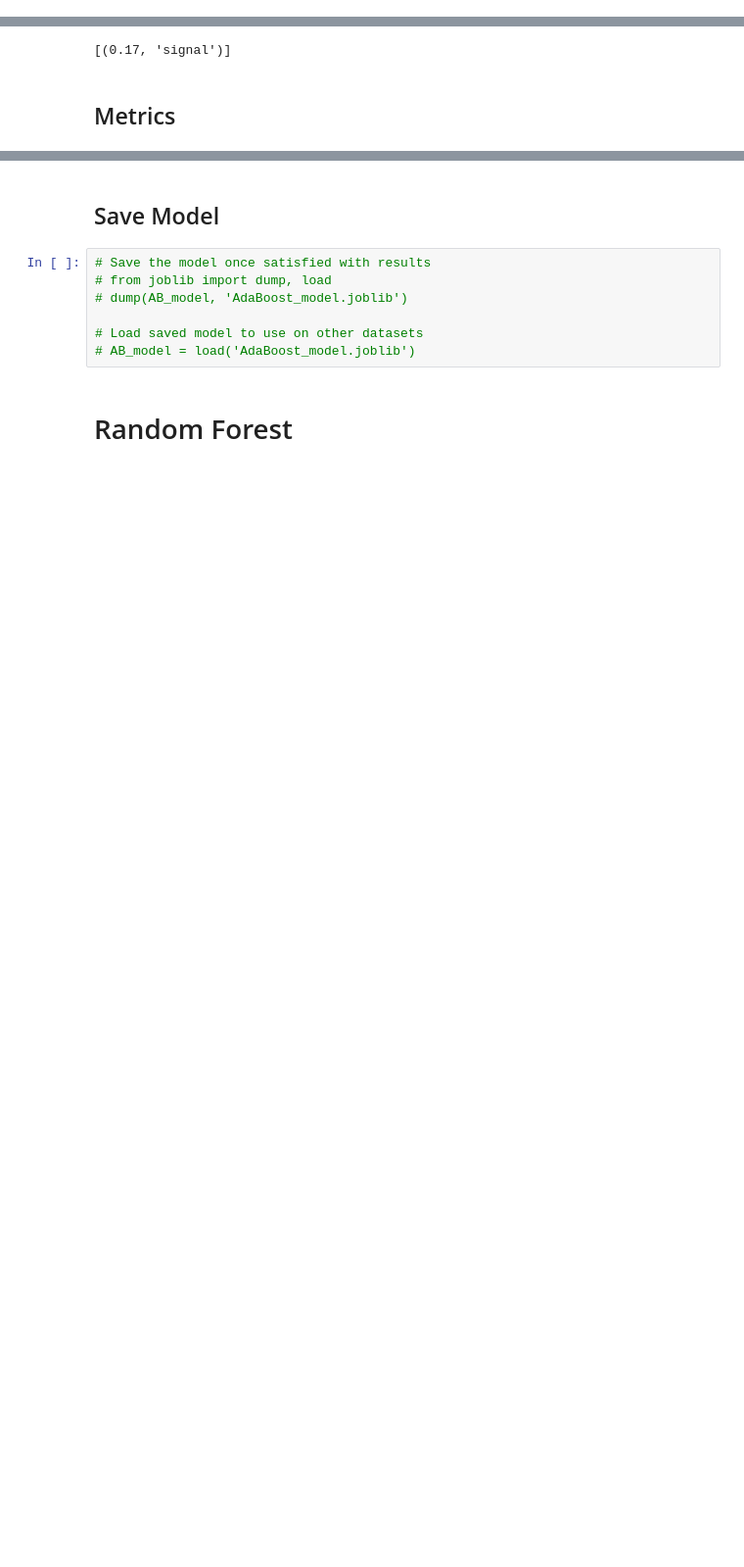
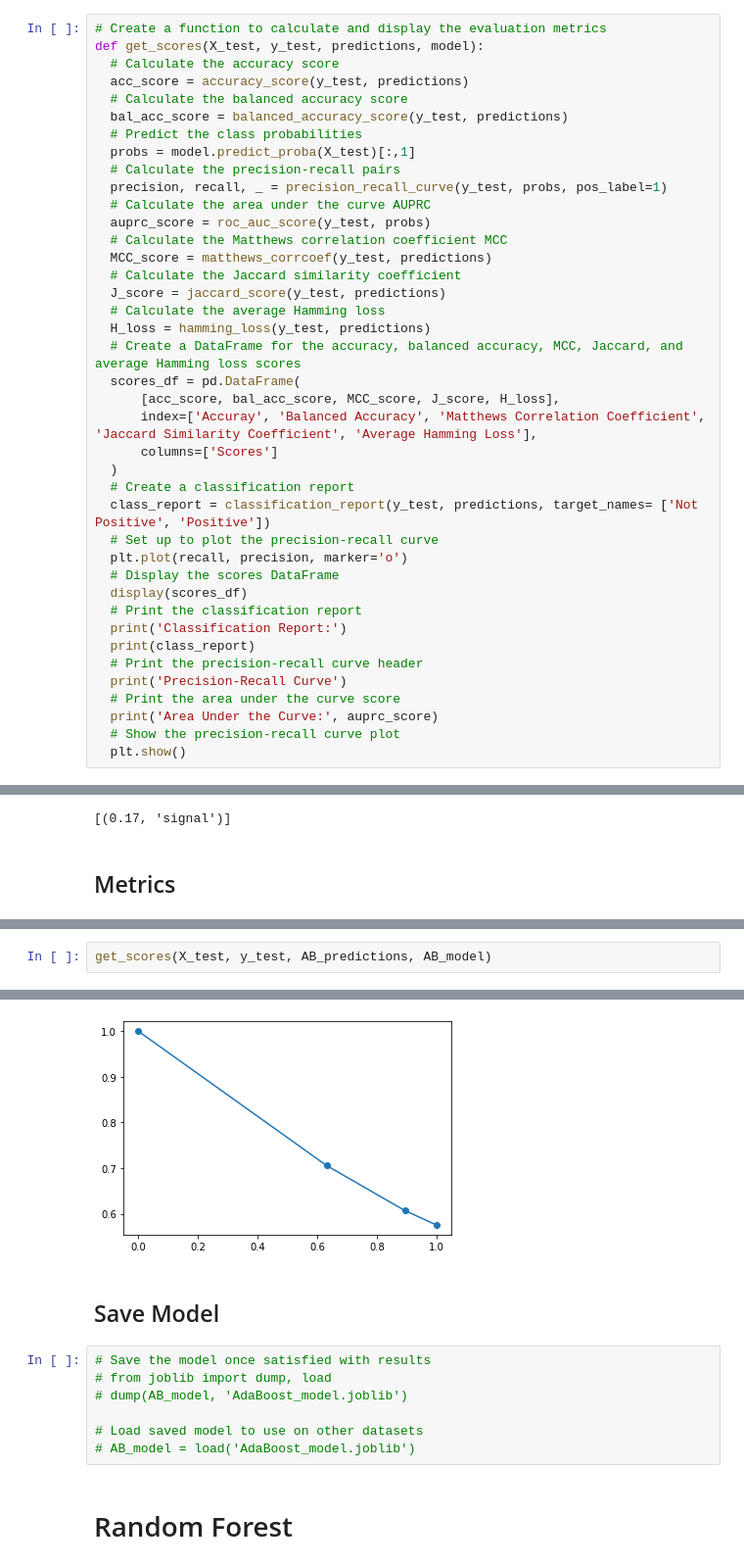
Before and after one commit to maxla777/Project-2, a Jupyter notebook: Monique/ML_models_sentiment.ipynb, the cells around one changed output, grey strips where cells are left out. Shown: that part at 98% size. Cells and saved outputs as stored; diff of their text form; blank space fills up the shorter version.

Commit message:
added eval metrics functions and cleaning

```diff
--- a/Monique/ML_models_sentiment.ipynb
+++ b/Monique/ML_models_sentiment.ipynb
@@ -106,2 +150,42 @@ X_test_scaled = X_scaler.transform(X_test)
+# %%
+# Create a function to calculate and display the evaluation metrics
+def get_scores(X_test, y_test, predictions, model):
+  # Calculate the accuracy score
+  acc_score = accuracy_score(y_test, predictions)
+  # Calculate the balanced accuracy score
+  bal_acc_score = balanced_accuracy_score(y_test, predictions)
+  # Predict the class probabilities
+  probs = model.predict_proba(X_test)[:,1]
+  # Calculate the precision-recall pairs
+  precision, recall, _ = precision_recall_curve(y_test, probs, pos_label=1)
+  # Calculate the area under the curve AUPRC
+  auprc_score = roc_auc_score(y_test, probs)
+  # Calculate the Matthews correlation coefficient MCC
+  MCC_score = matthews_corrcoef(y_test, predictions)
+  # Calculate the Jaccard similarity coefficient
+  J_score = jaccard_score(y_test, predictions)
+  # Calculate the average Hamming loss
+  H_loss = hamming_loss(y_test, predictions)
+  # Create a DataFrame for the accuracy, balanced accuracy, MCC, Jaccard, and average Hamming loss scores
+  scores_df = pd.DataFrame(
+      [acc_score, bal_acc_score, MCC_score, J_score, H_loss],
+      index=['Accuray', 'Balanced Accuracy', 'Matthews Correlation Coefficient', 'Jaccard Similarity Coefficient', 'Average Hamming Loss'],
+      columns=['Scores']
+  )
+  # Create a classification report
+  class_report = classification_report(y_test, predictions, target_names= ['Not Positive', 'Positive'])
+  # Set up to plot the precision-recall curve
+  plt.plot(recall, precision, marker='o')
+  # Display the scores DataFrame
+  display(scores_df)
+  # Print the classification report
+  print('Classification Report:')
+  print(class_report)
+  # Print the precision-recall curve header
+  print('Precision-Recall Curve')
+  # Print the area under the curve score
+  print('Area Under the Curve:', auprc_score)
+  # Show the precision-recall curve plot
+  plt.show()
 # %% [markdown]
 # AdaBoost
@@ -235,0 +263,3 @@ Area Under the Curve: 0.643
+# %%
+get_scores(X_test, y_test, AB_predictions, AB_model)
+# %% [output]
@@ -236,3 +284,4 @@ Area Under the Curve: 0.643
+[figure, added]
 # %% [markdown]
 ## Save Model
 # %%
```
Also changed, not shown: parts of 26 cells of this notebook, 1 other file.
